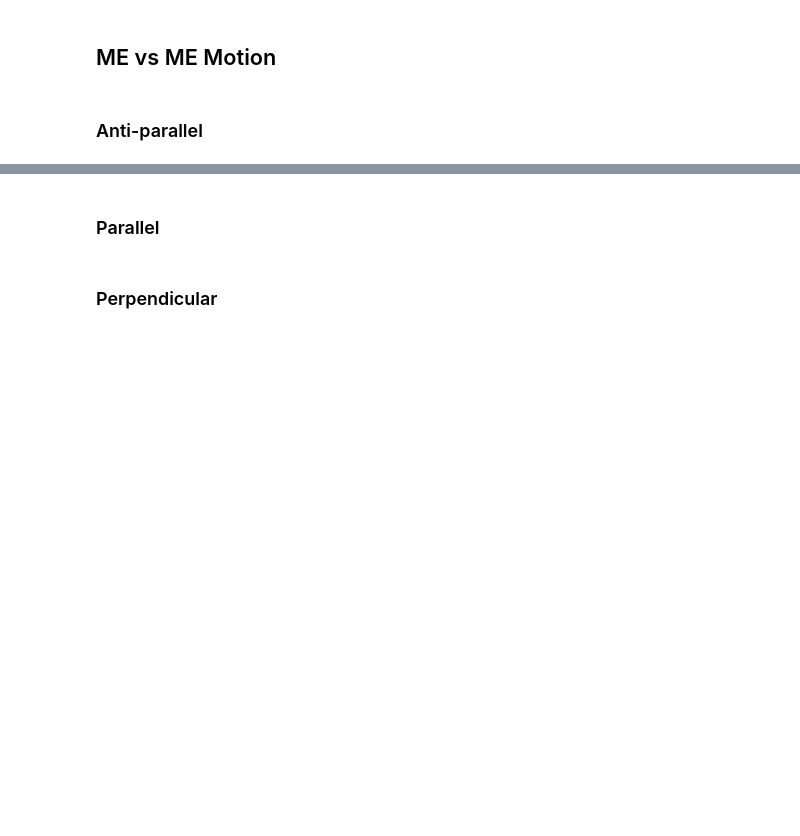
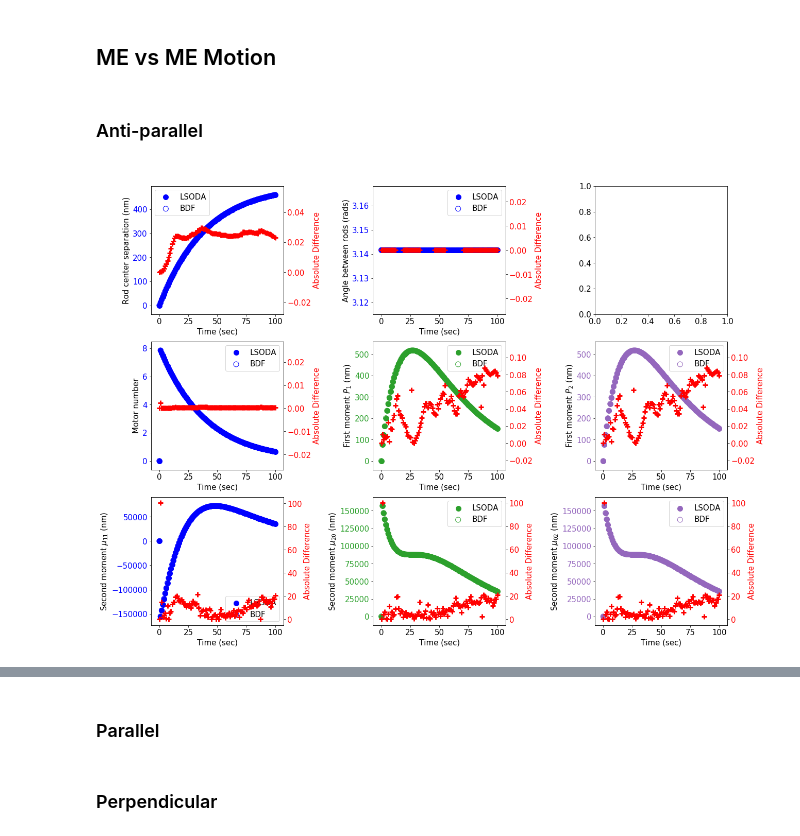
Before and after one commit to lamsoa729/FoXlink, a Jupyter notebook: notebooks/comparison_graphs.ipynb, the cells around one changed output, grey strips where cells are left out. Drawn from its saved outputs; the diff is of its cells as text; code cells hidden in the pictures; blank space fills up the shorter version.

```diff
--- a/notebooks/comparison_graphs.ipynb
+++ b/notebooks/comparison_graphs.ipynb
@@ -19,6 +19,22 @@ from foxlink.FP_analysis import FPAnalysis, LineDataUnits
 from foxlink.stylelib.ase1_styles import ase1_runs_stl, ase1_sims_stl
 # %% [markdown]
 # Graphing functions
+# %%
+def make_3x3_fig_grid():
+    fig = plt.figure(constrained_layout=True, figsize=(18, 13))
+    gs = fig.add_gridspec(3, 3)
+    axarr = np.asarray([fig.add_subplot(gs[0, 0]),
+                    fig.add_subplot(gs[0, 1]),
+                    fig.add_subplot(gs[0, 2]),
+                    fig.add_subplot(gs[1, 0]),
+                    fig.add_subplot(gs[1, 1]),
+                    fig.add_subplot(gs[1, 2]),
+                    fig.add_subplot(gs[2, 0]),
+                    fig.add_subplot(gs[2, 1]),
+                    fig.add_subplot(gs[2, 2]),
+                    ])
+    fig.suptitle(' ')
+    return fig, axarr, gs
 # %%
 def graph_comparison_vs_time(ax, time_arr, val_arr1, val_arr2, color='b'):
     ax.set_xlabel('Time (sec)')
@@ -316,3 +339,15 @@ PDE_compare_graph_vs_time(fig, axarr, PDE_antipara_ds1, PDE_antipara_ds_5, label
 ## ME vs ME Motion
 # %% [markdown]
 ### Anti-parallel
+# %%
+ME_antipara_LSODA = h5py.File(Path("../tests/integration_tests/ME_motion_compare/antiparallel/solver/MomentExpansionSolverLSODA.h5"))
+ME_antipara_BDF = h5py.File(Path("../tests/integration_tests/ME_motion_compare/antiparallel/solver/MomentExpansionSolverBDF.h5"))
+ME_antipara_RK45 = h5py.File(Path("../tests/integration_tests/ME_motion_compare/antiparallel/solver/MomentExpansionSolverRK45.h5"))
+ME_antipara_RK23 = h5py.File(Path("../tests/integration_tests/ME_motion_compare/antiparallel/solver/MomentExpansionSolverRK23.h5"))
+ME_antipara_Radau = h5py.File(Path("../tests/integration_tests/ME_motion_compare/antiparallel/solver/MomentExpansionSolverRadau.h5"))
+# %%
+plt.style.use(ase1_runs_stl)
+fig, axarr, gs = make_3x3_fig_grid()
+ME_compare_graph_vs_time(fig, axarr, ME_antipara_LSODA, ME_antipara_BDF, labels=['LSODA','BDF'])
+# %% [output]
+[figure, added]
```
Also changed, not shown: parts of 12 cells of this notebook, 2 other files.
